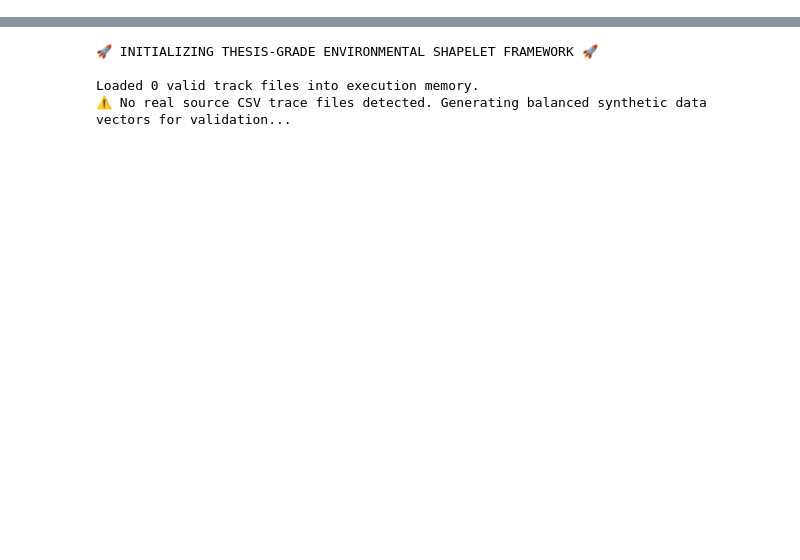
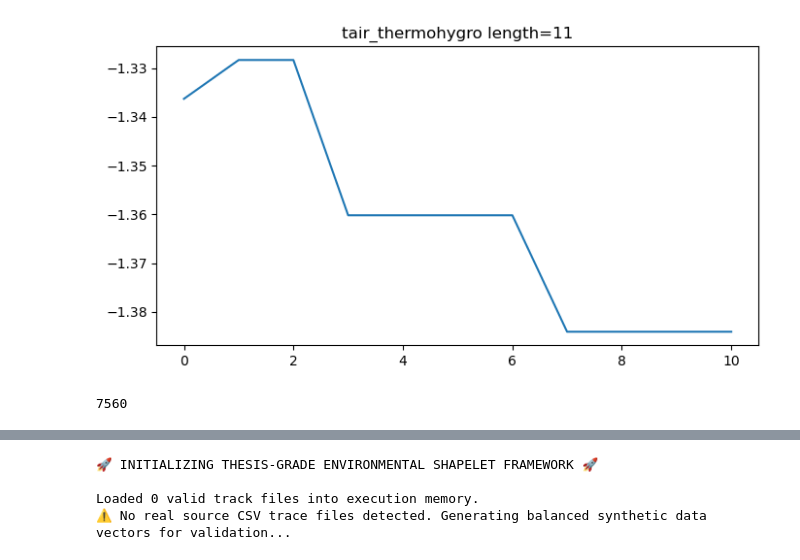
Before and after one commit to anpeata/xai-spatio-temporal, a Jupyter notebook: scripts/notebooks/pipeline.ipynb, the cells around one changed output, grey strips where cells are left out. Cells and saved outputs as stored; diff of their text form; code cells hidden in the pictures; blank space fills up the shorter version.

```diff
--- a/scripts/notebooks/pipeline.ipynb
+++ b/scripts/notebooks/pipeline.ipynb
@@ -32,0 +399,2 @@ except ImportError:
+# %%
+candidates = []
@@ -32,0 +433,28 @@ except ImportError:
+# %%
+candidates = []
+
+lengths = [11,22,33,55,66,99,222]
+
+for var in vars:
+
+    series = X_discovery[var].values
+
+    for m in lengths:
+
+        mp = stumpy.stump(series, m)
+
+        profile = mp[:,0].astype(float)
+
+        top_idx = np.argsort(profile)[:20]
+
+        for idx in top_idx:
+
+            candidates.append(
+                {
+                    "variable": var,
+                    "length": m,
+                    "start": int(idx),
+                    "distance": float(mp[idx,0]),
+                    "shapelet": series[idx:idx+m].copy()
+                }
+            )
@@ -32,0 +487,45 @@ except ImportError:
+# %%
+c = candidates[0]
+
+shapelet = c["shapelet"]
+# %%
+import matplotlib.pyplot as plt
+
+plt.figure(figsize=(8,4))
+plt.plot(shapelet)
+plt.title(
+    f'{c["variable"]} length={c["length"]}'
+)
+plt.show()
+# %% [output]
+[figure, added]
+# %%
+candidates = []
+
+for var in vars:
+
+    series = X_discovery[var].values
+
+    for m in [11,22,33,55,66,99,222]:
+
+        mp = stumpy.stump(series, m)
+
+        profile = mp[:,0].astype(float)
+
+        top_idx = np.argsort(profile)[:60]
+
+        for idx in top_idx:
+
+            candidates.append(
+                {
+                    "variable": var,
+                    "length": m,
+                    "start": int(idx),
+                    "distance": float(mp[idx,0]),
+                    "shapelet": series[idx:idx+m].copy()
+                }
+            )
+
+print(len(candidates))
+# %% [output]
+7560
```
Also changed, not shown: parts of 76 cells of this notebook, 6 other files.
